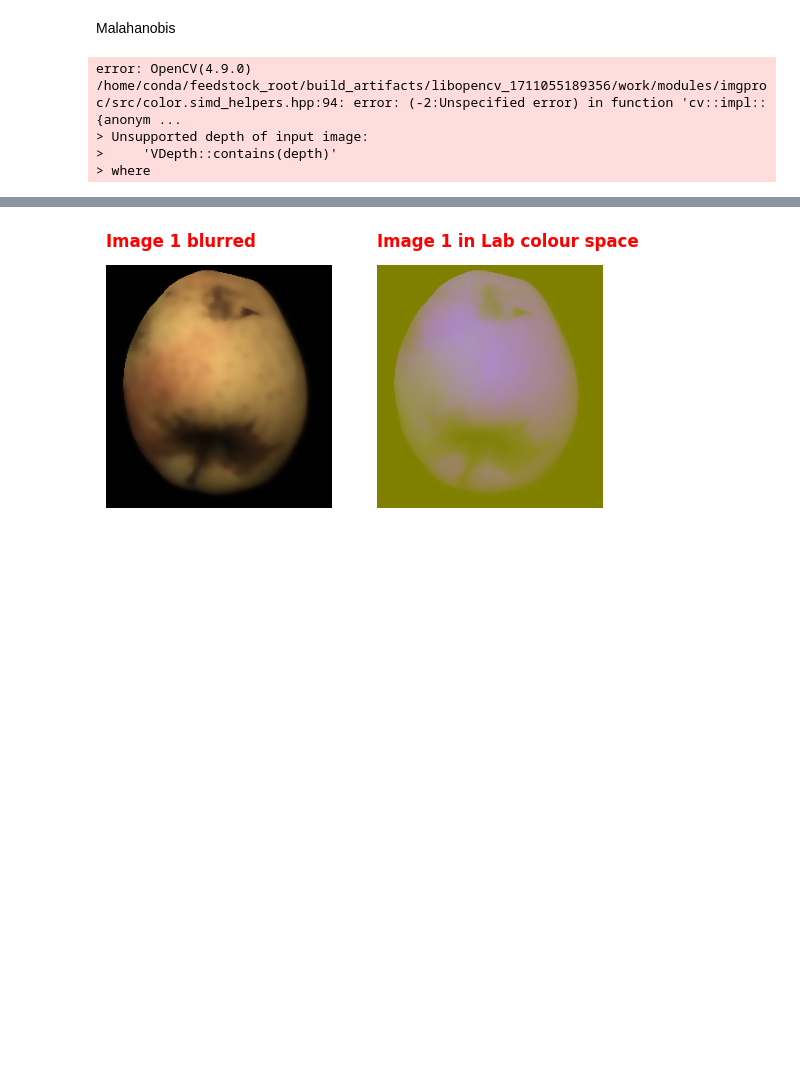
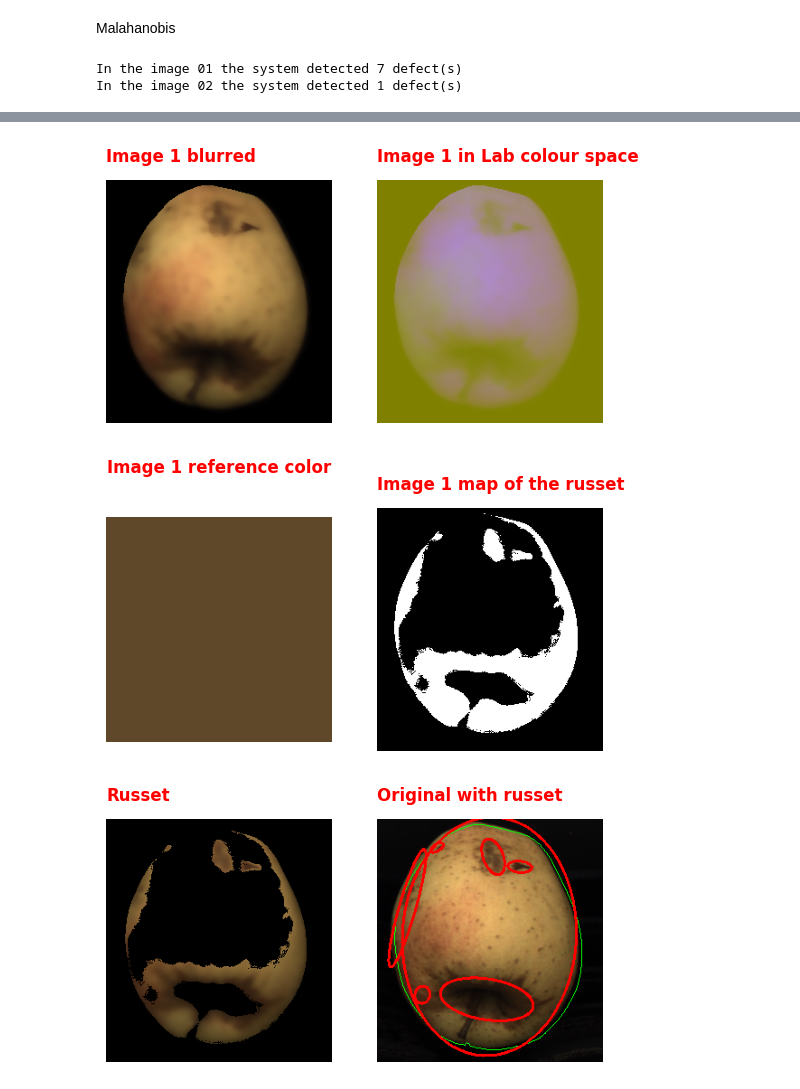
Before and after one commit to AntheaSilvia/ProjectWork_CV, a Jupyter notebook: second_task.ipynb, the cells around one changed output, grey strips where cells are left out. Drawn from its saved outputs; the diff is of its cells as text; code cells hidden in the pictures; blank space fills up the shorter version.

```diff
--- a/second_task.ipynb
+++ b/second_task.ipynb
@@ -49,16 +59,15 @@ for i in range(len(gray_images)):
 
     show_images("Image " + str(image_count) + " binarized", "Image " + str(image_count) + " segmentated", binarized, filled_image)
 
-
     # Erode one time to remove dark contour
     kernel = np.ones((5, 5), np.uint8)
     eroded = cv2.erode(filled_image, kernel, iterations=1)
 
     #Step 3 - SMOOTHING
     # Get grayscale fruit from filled mask
-    gs = cv2.bitwise_and(color_image, color_image, mask=filled_image)
+    mask = cv2.bitwise_and(color_image, color_image, mask=filled_image)
     #Blurred image with the bilateral filter, that is an edge-preserving filter
-    blurred_image = cv2.bilateralFilter(gs, 11, 100, 75)
+    blurred_image = cv2.bilateralFilter(mask, 11, 100, 75)
 
     fruit = cv2.bitwise_and(blurred_image, blurred_image, mask=eroded)
     # Convert isolated fruit to Lab color space to preserve perceptual meaning
@@ -70,17 +79,30 @@ for i in range(len(gray_images)):
     # Create data structures to store total covariance and mean of samples
     covariance_tot = np.zeros((2, 2), dtype="float64")
     mean_tot = np.zeros((1, 2), dtype="float64")
+    L_tot = 0
 
     for s in samples:
-        s_ab = cv2.cvtColor(s, cv2.COLOR_BGR2LAB)[:, :, 1:3]
+        s_lab = cv2.cvtColor(s, cv2.COLOR_BGR2LAB)
+        s_l = s_lab[:, :, 0]  # Estrai il canale L
+        s_ab = s_lab[:, :, 1:3]
         s_ab_r = s_ab.reshape(s_ab.shape[0] * s_ab.shape[1], 2)
         cov, mean = cv2.calcCovarMatrix(s_ab_r, None, cv2.COVAR_NORMAL | cv2.COVAR_ROWS | cv2.COVAR_SCALE)
         covariance_tot = np.add(covariance_tot, cov)
         mean_tot = np.add(mean_tot, mean)
+        L_tot += np.mean(s_l)
 
     # Compute the mean of the means of all the samples to find the reference color
     russet_sample = mean_tot / len(samples)
+    L_value = L_tot / len(samples)
 
+    # Add the L value of the brightness to complete the LAB color
+    russet_sample_LAB = np.array([[L_value, russet_sample[0][0], russet_sample[0][1]]], dtype="float64")
+
+    # COnvert the LAB color in RGB
+    russet_sample_BGR = cv2.cvtColor(russet_sample_LAB.astype("uint8").reshape(1, 1, 3), cv2.COLOR_LAB2BGR).reshape(3)
+
+    #Create an image with the found reference color
+    reference = np.full((100, 100, 3), russet_sample_BGR, dtype="uint8")
 
     #Step 5 - COMPUTE THE MAHALANOBIS DISTANCE
     # Compute the inverse of the covariance matrix (needed to measure Mahalanobis distance)
@@ -98,34 +120,40 @@ for i in range(len(gray_images)):
 
                 # Checking if the distance is small, than p is part of the russet
                 if dist < 1.5:
                     # Store russet's pixel location
                     russet_component[r][c] = 255
+
+    cv2.imshow("russet comp", russet_component)
+    cv2.waitKey(0)
+    cv2.destroyAllWindows()
+
+    show_images("Image " + str(image_count) + " reference color ", "Image " + str(image_count) + " map of the russet", reference, russet_component)
 
     #Step 6 - DEFECTS IDENTIFICATION
     # Perform a connected components labeling of the russet
     retval, labels, stats, centroids = cv2.connectedComponentsWithStats(russet_component, 4)
     original = color_image.copy()
 
     # Outline the fruit using the binary mask
     draw_fruit_outline(original, filled_image, 1)
 
     #Identification of the defects by isolating them when iterating over the detected components
     defects_counter = 0
     for j in range(1, retval):
         component = get_component(labels, j)
         defects_counter += draw_defect(original, component, 2, 1.1, 35, float("inf"), 5)
 
     russet = cv2.bitwise_and(fruit, fruit, mask=russet_component)
 
     show_images("Russet", "Original with russet", russet, original)
 
     #RECAP
     print("In the image 0" + str(image_count) + " the system detected " + str(defects_counter) + " defect(s)")
     image_count += 1
 # %% [output]
-error: OpenCV(4.9.0) /home/conda/feedstock_root/build_artifacts/libopencv_1711055189356/work/modules/imgproc/src/color.simd_helpers.hpp:94: error: (-2:Unspecified error) in function 'cv::impl::{anonym ...
-> Unsupported depth of input image:
->     'VDepth::contains(depth)'
-> where
+In the image 01 the system detected 7 defect(s)
+In the image 02 the system detected 1 defect(s)
 [figure]
 [figure]
+[figure, added]
+[figure, added]
```
Also changed, not shown: parts of 3 cells of this notebook, 16 other files.
